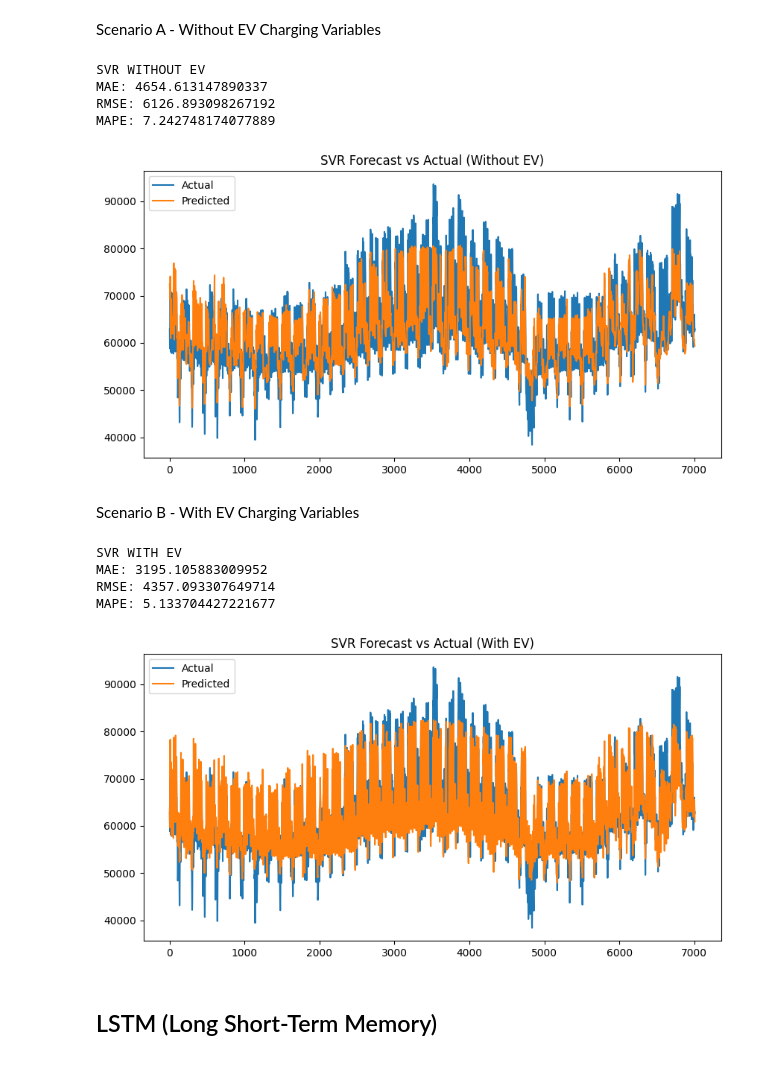
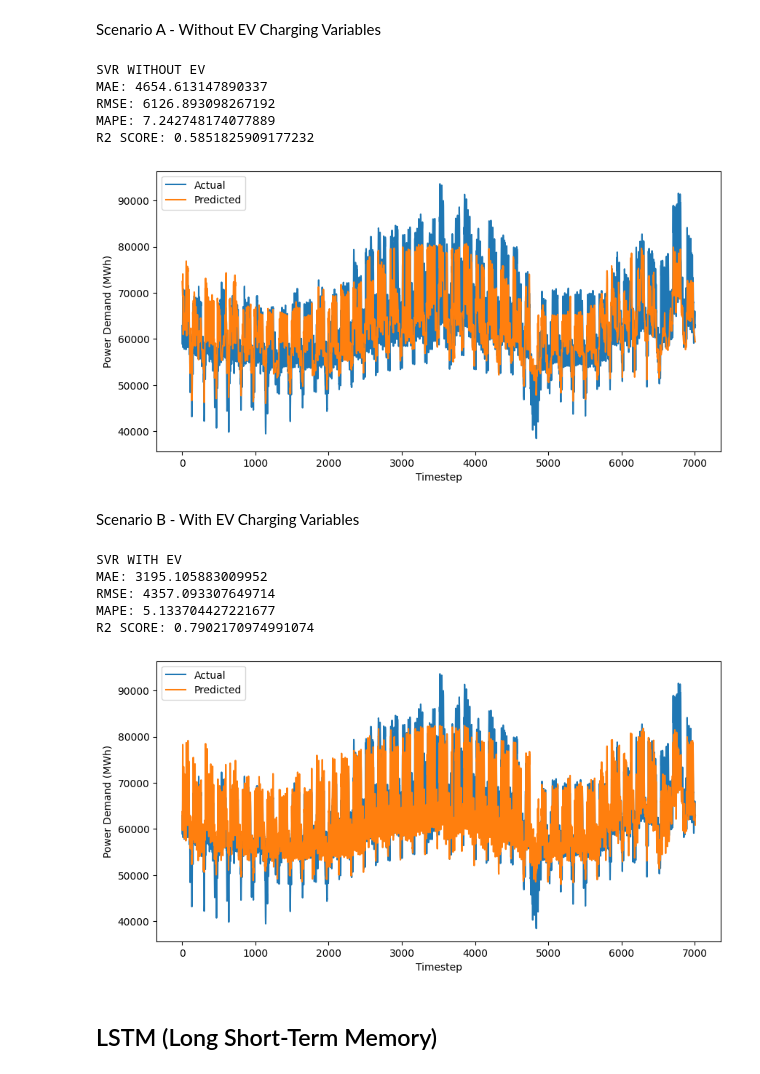
Before and after one commit to chevalier08/CST3390-Individual-Project, a Jupyter notebook: EV_data_analysis.ipynb, the cells around one changed output. Cells and saved outputs as stored; diff of their text form; code cells hidden in the pictures.

```diff
--- a/EV_data_analysis.ipynb
+++ b/EV_data_analysis.ipynb
@@ -332,7 +338,7 @@ import matplotlib.pyplot as plt
 
 from sklearn.svm import SVR
 from sklearn.preprocessing import StandardScaler
-from sklearn.metrics import mean_absolute_error, mean_squared_error
+from sklearn.metrics import mean_absolute_error, mean_squared_error, r2_score
 
 # 1. DEFINE X AND y
 X = df.drop(columns=['power_demand_MWh', 'EV_slow_charging', 'EV_fast_charging'])
@@ -360,35 +366,40 @@ svr = SVR(
     epsilon=0.1
 )
 
 svr.fit(X_train_scaled, y_train)
 
 # 5. PREDICT
 pred = svr.predict(X_test_scaled)
 
 # 6. METRICS
 mae = mean_absolute_error(y_test, pred)
 rmse = np.sqrt(mean_squared_error(y_test, pred))
 mape = np.mean(np.abs((y_test - pred) / y_test)) * 100
+r2 = r2_score(y_test, pred)
 
 print("SVR WITHOUT EV")
 print("MAE:", mae)
 print("RMSE:", rmse)
 print("MAPE:", mape)
+print("R2 SCORE:", r2)
 
 # 7. PLOT
 plt.figure(figsize=(10,5))
 plt.plot(y_test.values, label="Actual")
 plt.plot(pred, label="Predicted")
+plt.xlabel("Timestep")
+plt.ylabel("Power Demand (MWh)")
 
-plt.title("SVR Forecast vs Actual (Without EV)")
+#plt.title("SVR Forecast vs Actual (Without EV)")
 plt.legend()
 plt.show()
 # %% [output]
 SVR WITHOUT EV
 MAE: 4654.613147890337
 RMSE: 6126.893098267192
 MAPE: 7.242748174077889
+R2 SCORE: 0.5851825909177232
-[figure, old version]
+[figure, new version]
 # %% [markdown]
 Scenario B - With EV Charging Variables
 # %%
@@ -397,7 +408,7 @@ import matplotlib.pyplot as plt
 
 from sklearn.svm import SVR
 from sklearn.preprocessing import StandardScaler
-from sklearn.metrics import mean_absolute_error, mean_squared_error
+from sklearn.metrics import mean_absolute_error, mean_squared_error, r2_score
 
 # 2. DEFINE X AND y
 X = df.drop(columns=['power_demand_MWh'])
@@ -434,18 +445,22 @@ pred = svr.predict(X_test_scaled)
 mae = mean_absolute_error(y_test, pred)
 rmse = np.sqrt(mean_squared_error(y_test, pred))
 mape = np.mean(np.abs((y_test - pred) / y_test)) * 100
+r2 = r2_score(y_test, pred)
 
 print("SVR WITH EV")
 print("MAE:", mae)
 print("RMSE:", rmse)
 print("MAPE:", mape)
+print("R2 SCORE:", r2)
 
 # 8. PLOT
 plt.figure(figsize=(10,5))
 plt.plot(y_test.values, label="Actual")
 plt.plot(pred, label="Predicted")
+plt.xlabel("Timestep")
+plt.ylabel("Power Demand (MWh)")
 
-plt.title("SVR Forecast vs Actual (With EV)")
+#plt.title("SVR Forecast vs Actual (With EV)")
 plt.legend()
 plt.show()
 # %% [output]
@@ -453,7 +468,8 @@ SVR WITH EV
 MAE: 3195.105883009952
 RMSE: 4357.093307649714
 MAPE: 5.133704427221677
+R2 SCORE: 0.7902170974991074
-[figure, old version]
+[figure, new version]
 # %% [markdown]
 ## LSTM (Long Short-Term Memory)
 # %% [markdown]
```
Also changed, not shown: parts of 4 cells of this notebook.
